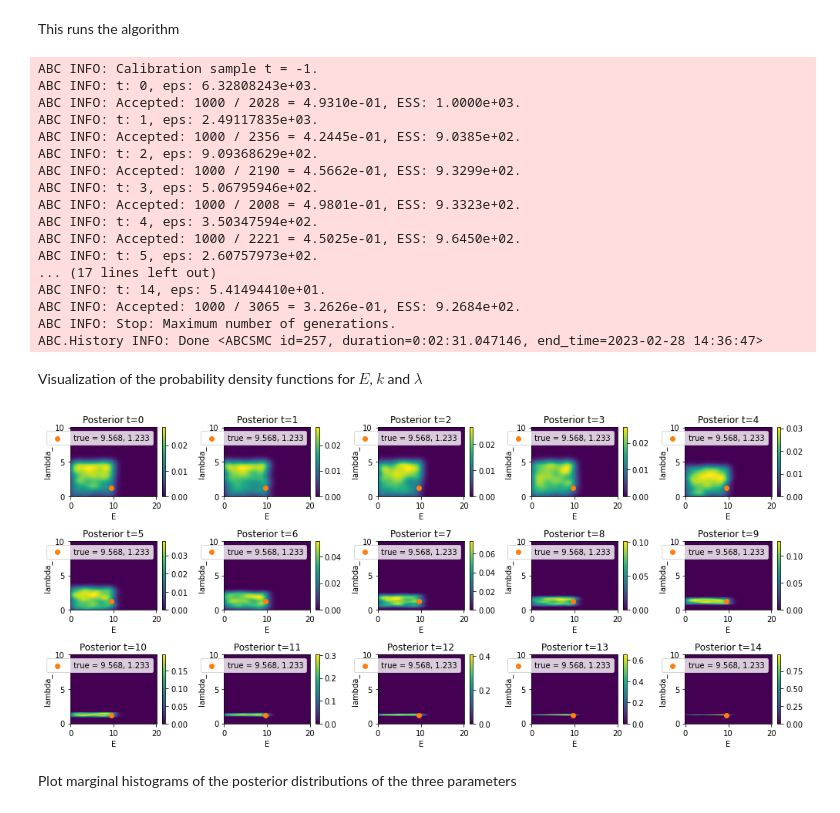
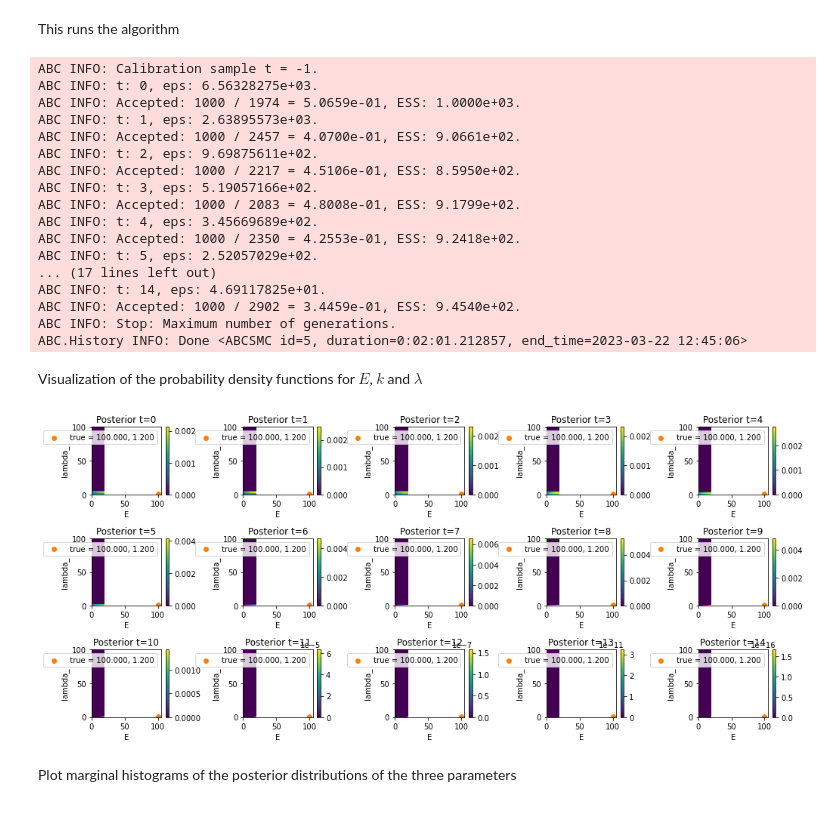
Before and after one commit to MarcoFelipeKing/ciarrai, a Jupyter notebook: code/jn_ad_mp_n=5 (with stdev).ipynb, the cells around one changed output. Cells and saved outputs as stored; diff of their text form; code cells hidden in the pictures.

```diff
--- a/code/jn_ad_mp_n=5 (with stdev).ipynb
+++ b/code/jn_ad_mp_n=5 (with stdev).ipynb
@@ -62,7 +62,7 @@ and the measurement data
 import pandas as pd
 from datetime import datetime
 import numpy as np
-data = pd.read_csv('C:\\Users\\14375421\\OneDrive - National University of Ireland, Galway\\PhD\\Data\\CFD\\Share\\ODE Files\\average (n=5) runs\\jn_ad_mp_n=5.txt', sep='\t',header=0)
+data = pd.read_csv('../data/jn_ad_mp_n=5.txt', sep='\t',header=0)
 data["time"] = data["time"].apply(lambda x: datetime.strptime(x, "%M:%S")) #convert to datetime
 data["fraction_of_hour"] = data["time"].apply(lambda x: (x.minute+x.second/60) / 60) #convert to fraction of hour
 measurement_data = data['average'] #np.array(data.loc[list(range(0,44)) + list(range(55, 135)), ['average']])
@@ -148,7 +148,7 @@ def model(param):
 # %% [markdown]
 Define some example parameters (chosen by eye using a manual piece-wise curve fitting of the VMN_ad_08 file.). For the purpose of this section, I've called them 'true' parameters.
 # %%
-E_true, k_true, lambda_true = np.array([9.56765, 0.25515, 1.23335])
+E_true, k_true, lambda_true = np.array([100,0.2,1.2]) #9.56765, 0.25515, 1.23335
 #t1 = measurement_times[15:44]
 #t1-np.min(t1)
 #model({"E": E_true, "k": k_true, "lambda_":lambda_true})
@@ -183,7 +184,7 @@ Define the prior distributions for the parameters. We will use uniform priors fo
  #E=RV("uniform", 0, 10), k=RV("uniform", 0, 5), lambda_=RV("uniform", 0, 5)
 
 parameter_prior = Distribution(
-    E=RV("uniform", 0, 10), k=RV("uniform", 0, 5), lambda_=RV("uniform", 0, 5)
+    E=RV("uniform", 0, 100), k=RV("uniform", 0, 5), lambda_=RV("uniform", 0, 5)
                                 )
 parameter_prior.get_parameter_names()
 # %% [output]
@@ -232,58 +235,58 @@ ABC.History INFO: Start <ABCSMC id=257, start_time=2023-02-28 14:34:16>
 This runs the algorithm
 # %%
 #h = abc.run(minimum_epsilon=0.5, max_nr_populations=10)
-h = abc.run(minimum_epsilon=0.1, max_nr_populations=15)
+h = abc.run(max_nr_populations=15)
 # %% [output]
 ABC INFO: Calibration sample t = -1.
-ABC INFO: t: 0, eps: 6.32808243e+03.
-ABC INFO: Accepted: 1000 / 2028 = 4.9310e-01, ESS: 1.0000e+03.
-ABC INFO: t: 1, eps: 2.49117835e+03.
-ABC INFO: Accepted: 1000 / 2356 = 4.2445e-01, ESS: 9.0385e+02.
-ABC INFO: t: 2, eps: 9.09368629e+02.
-ABC INFO: Accepted: 1000 / 2190 = 4.5662e-01, ESS: 9.3299e+02.
-ABC INFO: t: 3, eps: 5.06795946e+02.
-ABC INFO: Accepted: 1000 / 2008 = 4.9801e-01, ESS: 9.3323e+02.
-ABC INFO: t: 4, eps: 3.50347594e+02.
-ABC INFO: Accepted: 1000 / 2221 = 4.5025e-01, ESS: 9.6450e+02.
-ABC INFO: t: 5, eps: 2.60757973e+02.
+ABC INFO: t: 0, eps: 6.56328275e+03.
+ABC INFO: Accepted: 1000 / 1974 = 5.0659e-01, ESS: 1.0000e+03.
+ABC INFO: t: 1, eps: 2.63895573e+03.
+ABC INFO: Accepted: 1000 / 2457 = 4.0700e-01, ESS: 9.0661e+02.
+ABC INFO: t: 2, eps: 9.69875611e+02.
+ABC INFO: Accepted: 1000 / 2217 = 4.5106e-01, ESS: 8.5950e+02.
+ABC INFO: t: 3, eps: 5.19057166e+02.
+ABC INFO: Accepted: 1000 / 2083 = 4.8008e-01, ESS: 9.1799e+02.
+ABC INFO: t: 4, eps: 3.45669689e+02.
+ABC INFO: Accepted: 1000 / 2350 = 4.2553e-01, ESS: 9.2418e+02.
+ABC INFO: t: 5, eps: 2.52057029e+02.
 ... (17 lines left out)
-ABC INFO: t: 14, eps: 5.41494410e+01.
-ABC INFO: Accepted: 1000 / 3065 = 3.2626e-01, ESS: 9.2684e+02.
+ABC INFO: t: 14, eps: 4.69117825e+01.
+ABC INFO: Accepted: 1000 / 2902 = 3.4459e-01, ESS: 9.4540e+02.
 ABC INFO: Stop: Maximum number of generations.
-ABC.History INFO: Done <ABCSMC id=257, duration=0:02:31.047146, end_time=2023-02-28 14:36:47>
+ABC.History INFO: Done <ABCSMC id=5, duration=0:02:01.212857, end_time=2023-03-22 12:45:06>
 # %% [markdown]
 Visualization of the probability density functions for $E$, $k$ and $\lambda$
 # %%
 fig = plt.figure(figsize=(14, 12))
 for t in range(h.max_t + 1):
     ax = fig.add_subplot(6, int(np.ceil(h.max_t / 3)), t + 1)
 
     ax = plot_kde_2d(
         *h.get_distribution(m=0, t=t),
         "E",
         "lambda_",
         xmin=0,   #xmin=0
         xmax=20,  #xmax=30
         numx=200, #numx=200
         ymin=0,   #ymin=0
-        ymax=10,  #ymax=10
+        ymax=100,  #ymax=10
         numy=200, #numy=200
         ax=ax,    #ax=ax
     )
     ax.scatter(
         [E_true],
         [lambda_true],
         color="C1",
         label=r' true = {:.3f}, {:.3f}'.format(
             E_true, lambda_true
         ),
     )
     ax.set_title(f"Posterior t={t}")
 
     ax.legend()
 fig.tight_layout()
 # %% [output]
-[figure, old version]
+[figure, new version]
 # %% [markdown]
 Plot marginal histograms of the posterior distributions of the three parameters
 # %%
```
Also changed, not shown: parts of 6 cells of this notebook, 2 other files.
